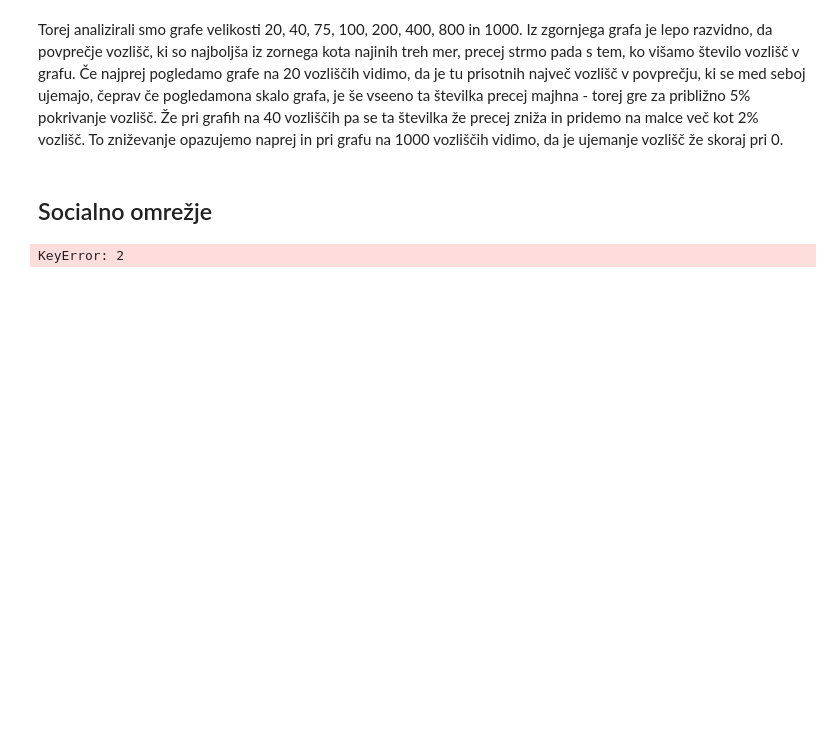
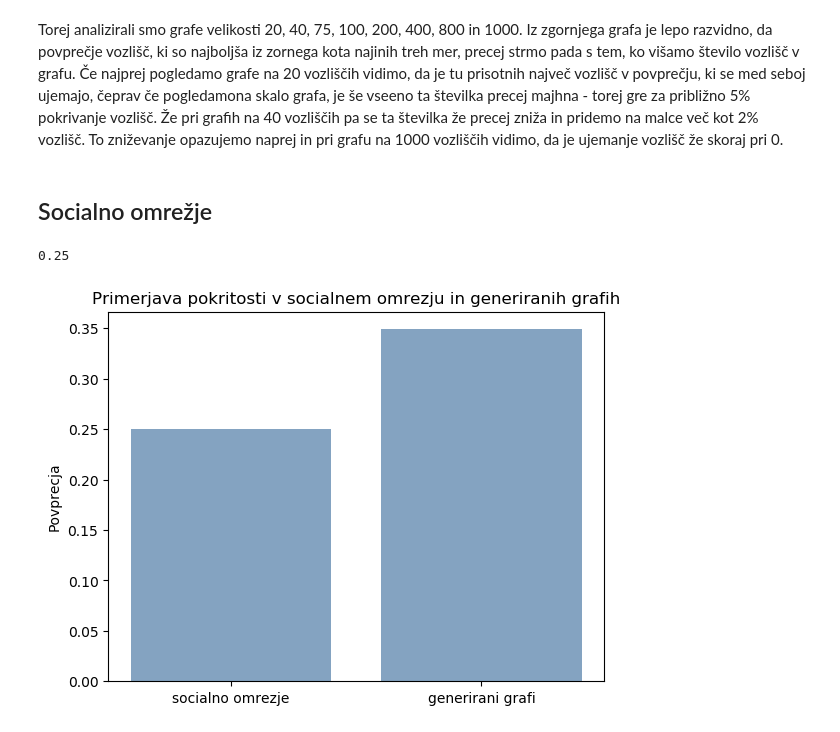
Before and after one commit to nejclu/Eccentricity-Closeness-BetweennessCentrality, a Jupyter notebook: projekt.ipynb, the cells around one changed output. Saved outputs shown, nothing was run; the diff lists cells and outputs as text; code cells hidden in the pictures; blank space fills up the shorter version.

```diff
--- a/projekt.ipynb
+++ b/projekt.ipynb
@@ -60,7 +60,7 @@ show(G)
 def blizina(G):
     seznam = []
     d = G.distance_all_pairs()
-    for x in range(len(G.distance_all_pairs())):
+    for x in G:
         D = 1/sum(d[x].values())
         seznam.append((x,D))
     return seznam
@@ -79,7 +79,7 @@ blizina(G)
 # %%
 def ekscentricnost(G):
     seznam = []
-    for x in range(len(G.distance_all_pairs())):
+    for x in G:
         E = G.eccentricity(x)
         seznam.append((x,E))
     return seznam
@@ -99,7 +99,7 @@ ekscentricnost(G)
 import networkx as nx
 
 def vmesna_centralnost(G):
-    for x in range(len(G.distance_all_pairs())):
+    for x in G:
         nxG = G.networkx_graph()
         Vslovar = nx.betweenness_centrality(nxG) #to nam vrne slovar, kjer je vozlišče ključ in vmesna centralnost vozlišča vrednost
         V = Vslovar.items() #slovar moramo pretvoriti v seznam, da bo prave oblike za algoritem
@@ -166,7 +166,7 @@ from __future__ import division
 
 def algoritem(velikost):
     povprecje = 0
-    for i in range(10):
+    for i in range(100):
         G = graphs.RandomGNP(velikost, 0.7) #generiramo graf
         if G.is_connected() == True: #preverimo, če je povezan
             B = blizina(G) #dobimo seznam vozlišč in njihove bližine
@@ -248,6 +248,27 @@ def algoritem_soc(socialno_omrezje):
 
 algoritem_soc(G_sage_tretji)
 # %% [output]
-KeyError: 2
+0.25
+# %%
+grafi = ("socialno omrezje", "generirani grafi")
+
+povprecja = []
+povprecja.append(algoritem_soc(G_sage_tretji))
+povprecja.append(algoritem(10))
+
+
+import matplotlib.pyplot as plt
+plt.rcdefaults()
+import numpy as np
+from json import load
+
+y_pos = np.arange(len(povprecja))
+plt.bar(y_pos,povprecja,align = 'center',color=(0.2, 0.4, 0.6, 0.6))
+plt.xticks(y_pos,grafi)
+plt.ylabel('Povprecja')
+plt.title('Primerjava pokritosti v socialnem omrezju in generiranih grafih')
+plt.show()
+# %% [output]
+[figure, added]
 # %%
 G.random_subgraph(0.01)
```
Also changed, not shown: parts of 5 cells of this notebook.
